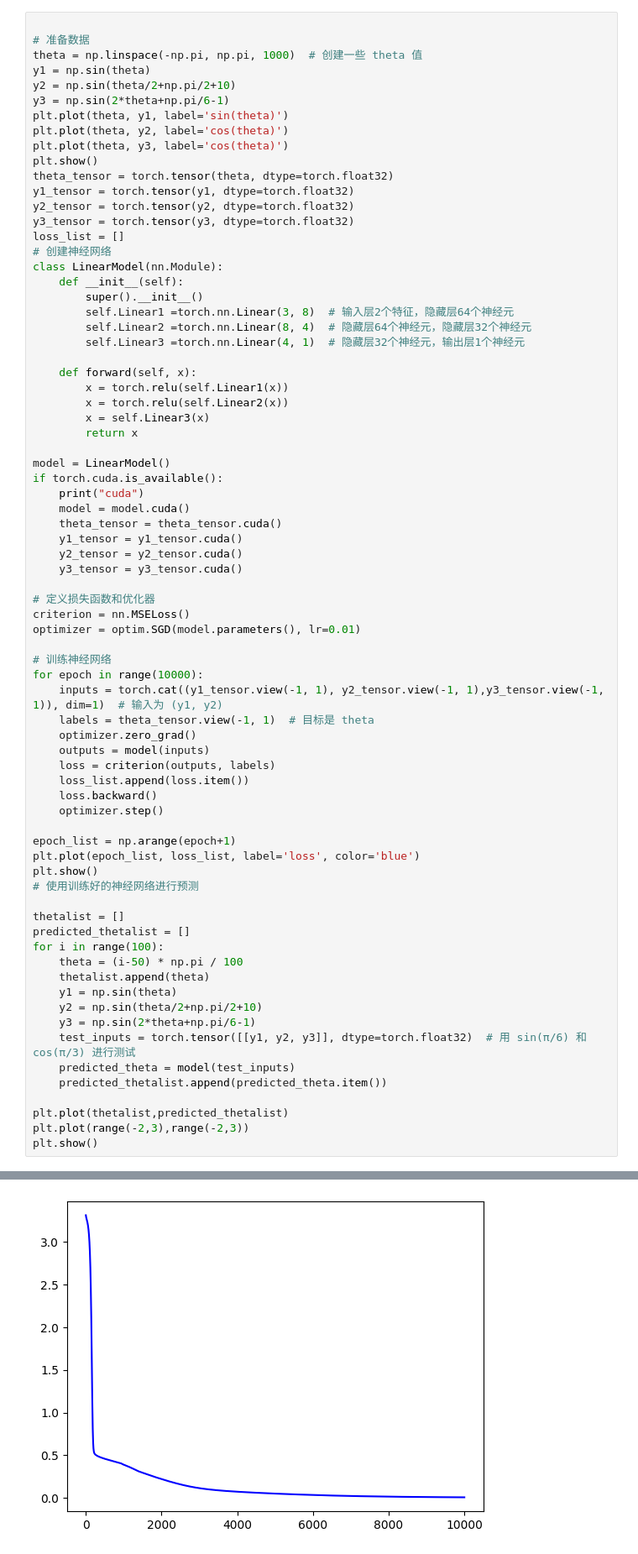
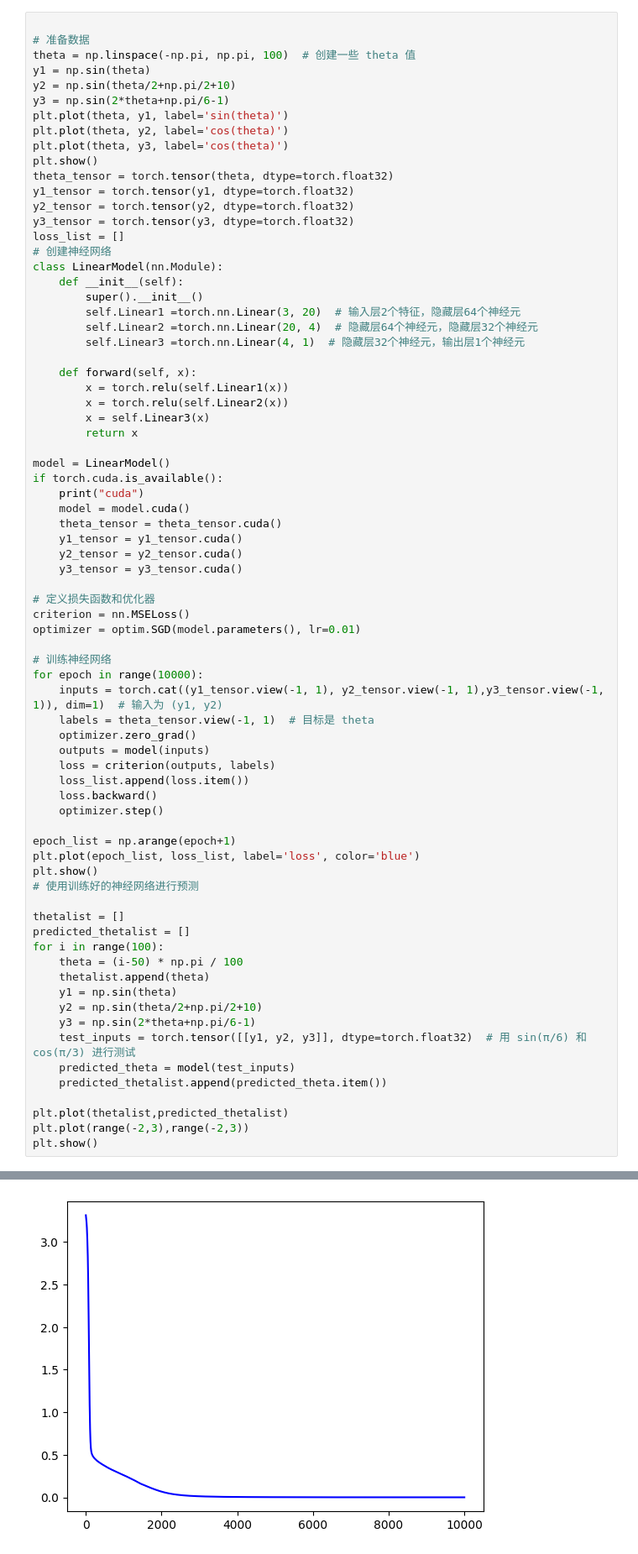
Before and after one commit to Pisceshub/python_work, a Jupyter notebook: demo/XGX/script/0_sin_cos.ipynb, the cells around one changed output, grey strips where cells are left out. Shown: that part at 84% size. Drawn from its saved outputs; the diff is of its cells as text.

```diff
--- a/demo/XGX/script/0_sin_cos.ipynb
+++ b/demo/XGX/script/0_sin_cos.ipynb
@@ -7,7 +7,7 @@ import matplotlib.pyplot as plt
 # %%
 
 # 准备数据
-theta = np.linspace(-np.pi, np.pi, 1000)  # 创建一些 theta 值
+theta = np.linspace(-np.pi, np.pi, 100)  # 创建一些 theta 值
 y1 = np.sin(theta)
 y2 = np.sin(theta/2+np.pi/2+10)
 y3 = np.sin(2*theta+np.pi/6-1)
@@ -24,8 +24,8 @@ loss_list = []
 class LinearModel(nn.Module):
     def __init__(self):
         super().__init__()
-        self.Linear1 =torch.nn.Linear(3, 8)  # 输入层2个特征，隐藏层64个神经元
-        self.Linear2 =torch.nn.Linear(8, 4)  # 隐藏层64个神经元，隐藏层32个神经元
+        self.Linear1 =torch.nn.Linear(3, 20)  # 输入层2个特征，隐藏层64个神经元
+        self.Linear2 =torch.nn.Linear(20, 4)  # 隐藏层64个神经元，隐藏层32个神经元
         self.Linear3 =torch.nn.Linear(4, 1)  # 隐藏层32个神经元，输出层1个神经元
 
     def forward(self, x):
@@ -53,31 +53,31 @@ for epoch in range(10000):
     labels = theta_tensor.view(-1, 1)  # 目标是 theta
     optimizer.zero_grad()
     outputs = model(inputs)
     loss = criterion(outputs, labels)
     loss_list.append(loss.item())
     loss.backward()
     optimizer.step()
 
 epoch_list = np.arange(epoch+1)
 plt.plot(epoch_list, loss_list, label='loss', color='blue')
 plt.show()
 # 使用训练好的神经网络进行预测
 
 thetalist = []
 predicted_thetalist = []
 for i in range(100):
     theta = (i-50) * np.pi / 100
     thetalist.append(theta)
     y1 = np.sin(theta)
     y2 = np.sin(theta/2+np.pi/2+10)
     y3 = np.sin(2*theta+np.pi/6-1)
     test_inputs = torch.tensor([[y1, y2, y3]], dtype=torch.float32)  # 用 sin(π/6) 和 cos(π/3) 进行测试
     predicted_theta = model(test_inputs)
     predicted_thetalist.append(predicted_theta.item())
 
 plt.plot(thetalist,predicted_thetalist)
 plt.plot(range(-2,3),range(-2,3))
 plt.show()
 # %% [output]
 [figure]
-[figure, old version]
+[figure, new version]
```
Also changed, not shown: parts of 1 cell of this notebook, 1 other file.
